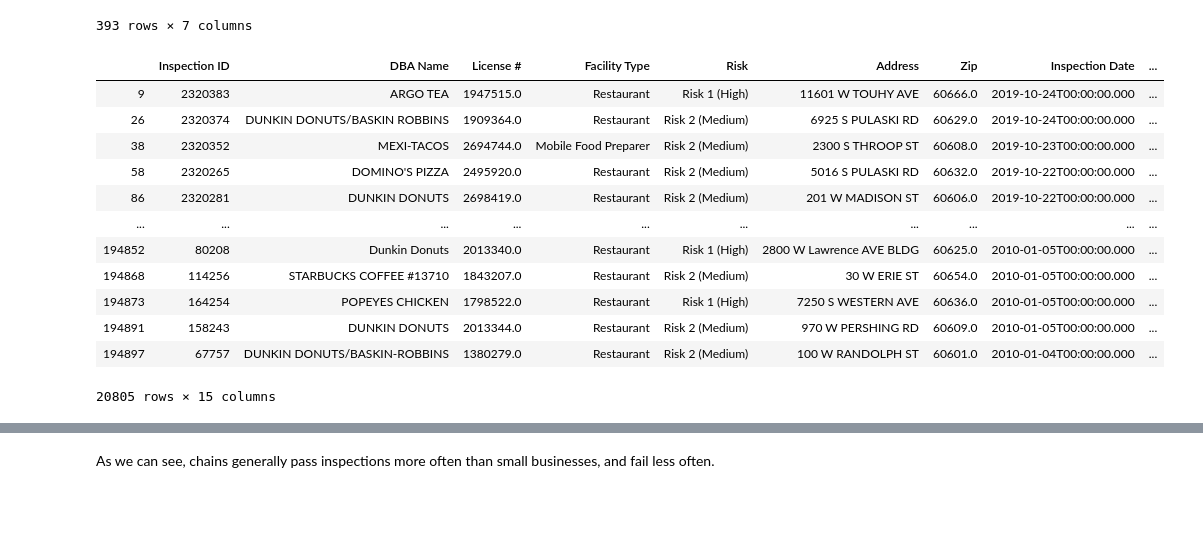
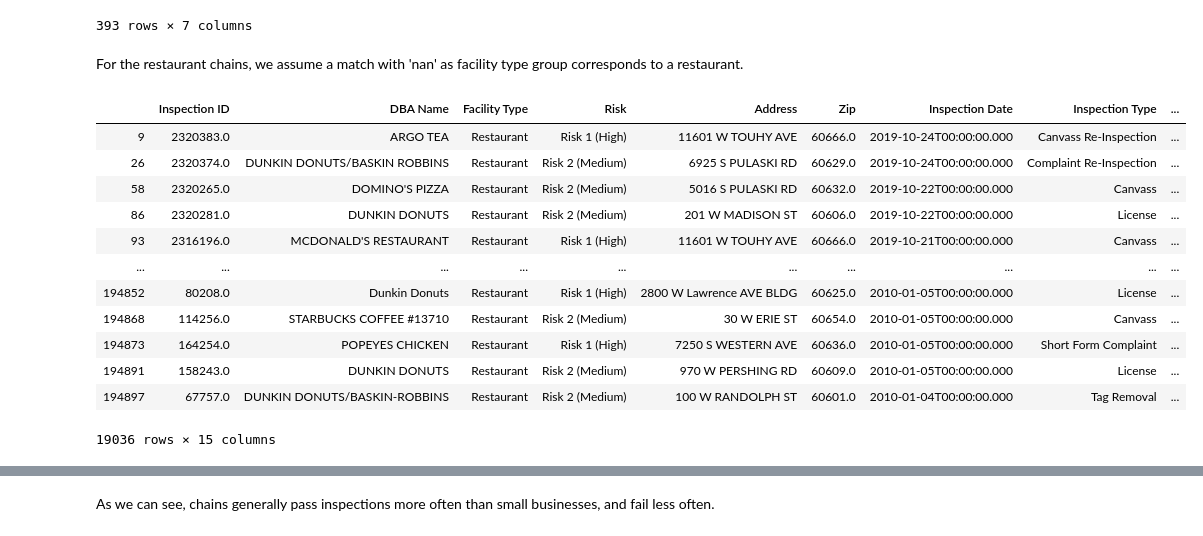
Before and after one commit to pcanas/ada-project-oejp, a Jupyter notebook: proj-notebook-osk.ipynb, the cells around one changed output, grey strips where cells are left out. Saved outputs shown, nothing was run; the diff lists cells and outputs as text; code cells hidden in the pictures; blank space fills up the shorter version.

```diff
--- a/proj-notebook-osk.ipynb
+++ b/proj-notebook-osk.ipynb
@@ -532,4 +637,4 @@ def format_string(s):
 # %%
 def group_type_from_string(types, strings):
-    group = types.apply(format_string).map(lambda x: functools.reduce(lambda acc,b: b if b in x else acc, strings, 'invalid'))
+    group = types.apply(format_string).map(lambda x: functools.reduce(lambda acc,b: b if x.startswith(b) else acc, strings, 'invalid'))
     return group
@@ -580,7 +662,7 @@ We want to keep data loss to a minimum, therefor we decide to classify bakery, b
 # %%
 restaurant_equiv = ['restaurant', 'bakery', 'banquet hall', 'candy', 'coffee', 'donut', 'golden diner', 'ice cream', 'mobile food', 'nan', 'paleteria', 'tavern']
 facility_type_group2 = group_type_from_string(facility_type_group, restaurant_equiv)
-data['Facility Type Group'] = facility_type_group2
+data.loc[:,'Facility Type Group'] = facility_type_group2
 data = data[data['Facility Type Group'] != 'invalid']
 data
 # %% [output]
@@ -605,5 +682,4 @@ See the caveats in the documentation: http://pandas.pydata.org/pandas-docs/stabl
 # %%
-data = data[data['Facility Type'] == 'Restaurant']
-data['Year'] = data['Inspection Date'].apply(lambda x: int(x[0:4]))
+data.loc[:,'Year'] = data['Inspection Date'].apply(lambda x: int(x[0:4])).copy()
 data
 # %% [output]
@@ -650,23 +718,25 @@ restaurant_chains
 393 rows × 7 columns
 # %%
 restaurant_chains_names = restaurant_chains['Name'].apply(format_string)
-data_company = data.copy()
-data_company['Company'] = group_type_from_string(data_company['DBA Name'], restaurant_chains_names)
+data_w_chain = data.copy()
+data_w_chain['Chain'] = group_type_from_string(data_w_chain['DBA Name'], restaurant_chains_names)
+# %% [markdown]
+For the restaurant chains, we assume a match with 'nan' as facility type group corresponds to a restaurant.
 # %%
-data_chains = data_company[data_company['Company'] != 'invalid']
+data_chains = data_w_chain[data_w_chain['Chain'] != 'invalid']
 data_chains
 # %% [output]
-|  | Inspection ID | DBA Name | License # | Facility Type | Risk | Address | Zip | Inspection Date | ... |
-| 9 | 2320383 | ARGO TEA | 1947515.0 | Restaurant | Risk 1 (High) | 11601 W TOUHY AVE | 60666.0 | 2019-10-24T00:00:00.000 | ... |
-| 26 | 2320374 | DUNKIN DONUTS/BASKIN ROBBINS | 1909364.0 | Restaurant | Risk 2 (Medium) | 6925 S PULASKI RD | 60629.0 | 2019-10-24T00:00:00.000 | ... |
-| 38 | 2320352 | MEXI-TACOS | 2694744.0 | Mobile Food Preparer | Risk 2 (Medium) | 2300 S THROOP ST | 60608.0 | 2019-10-23T00:00:00.000 | ... |
-| 58 | 2320265 | DOMINO'S PIZZA | 2495920.0 | Restaurant | Risk 2 (Medium) | 5016 S PULASKI RD | 60632.0 | 2019-10-22T00:00:00.000 | ... |
-| 86 | 2320281 | DUNKIN DONUTS | 2698419.0 | Restaurant | Risk 2 (Medium) | 201 W MADISON ST | 60606.0 | 2019-10-22T00:00:00.000 | ... |
+|  | Inspection ID | DBA Name | Facility Type | Risk | Address | Zip | Inspection Date | Inspection Type | ... |
+| 9 | 2320383.0 | ARGO TEA | Restaurant | Risk 1 (High) | 11601 W TOUHY AVE | 60666.0 | 2019-10-24T00:00:00.000 | Canvass Re-Inspection | ... |
+| 26 | 2320374.0 | DUNKIN DONUTS/BASKIN ROBBINS | Restaurant | Risk 2 (Medium) | 6925 S PULASKI RD | 60629.0 | 2019-10-24T00:00:00.000 | Complaint Re-Inspection | ... |
+| 58 | 2320265.0 | DOMINO'S PIZZA | Restaurant | Risk 2 (Medium) | 5016 S PULASKI RD | 60632.0 | 2019-10-22T00:00:00.000 | Canvass | ... |
+| 86 | 2320281.0 | DUNKIN DONUTS | Restaurant | Risk 2 (Medium) | 201 W MADISON ST | 60606.0 | 2019-10-22T00:00:00.000 | License | ... |
+| 93 | 2316196.0 | MCDONALD'S RESTAURANT | Restaurant | Risk 1 (High) | 11601 W TOUHY AVE | 60666.0 | 2019-10-21T00:00:00.000 | Canvass | ... |
 | ... | ... | ... | ... | ... | ... | ... | ... | ... | ... |
-| 194852 | 80208 | Dunkin Donuts | 2013340.0 | Restaurant | Risk 1 (High) | 2800 W Lawrence AVE BLDG | 60625.0 | 2010-01-05T00:00:00.000 | ... |
-| 194868 | 114256 | STARBUCKS COFFEE #13710 | 1843207.0 | Restaurant | Risk 2 (Medium) | 30 W ERIE ST | 60654.0 | 2010-01-05T00:00:00.000 | ... |
-| 194873 | 164254 | POPEYES CHICKEN | 1798522.0 | Restaurant | Risk 1 (High) | 7250 S WESTERN AVE | 60636.0 | 2010-01-05T00:00:00.000 | ... |
-| 194891 | 158243 | DUNKIN DONUTS | 2013344.0 | Restaurant | Risk 2 (Medium) | 970 W PERSHING RD | 60609.0 | 2010-01-05T00:00:00.000 | ... |
-| 194897 | 67757 | DUNKIN DONUTS/BASKIN-ROBBINS | 1380279.0 | Restaurant | Risk 2 (Medium) | 100 W RANDOLPH ST | 60601.0 | 2010-01-04T00:00:00.000 | ... |
+| 194852 | 80208.0 | Dunkin Donuts | Restaurant | Risk 1 (High) | 2800 W Lawrence AVE BLDG | 60625.0 | 2010-01-05T00:00:00.000 | License | ... |
+| 194868 | 114256.0 | STARBUCKS COFFEE #13710 | Restaurant | Risk 2 (Medium) | 30 W ERIE ST | 60654.0 | 2010-01-05T00:00:00.000 | Canvass | ... |
+| 194873 | 164254.0 | POPEYES CHICKEN | Restaurant | Risk 1 (High) | 7250 S WESTERN AVE | 60636.0 | 2010-01-05T00:00:00.000 | Short Form Complaint | ... |
+| 194891 | 158243.0 | DUNKIN DONUTS | Restaurant | Risk 2 (Medium) | 970 W PERSHING RD | 60609.0 | 2010-01-05T00:00:00.000 | License | ... |
+| 194897 | 67757.0 | DUNKIN DONUTS/BASKIN-ROBBINS | Restaurant | Risk 2 (Medium) | 100 W RANDOLPH ST | 60601.0 | 2010-01-04T00:00:00.000 | Tag Removal | ... |
-20805 rows × 15 columns
+19036 rows × 15 columns
 # %%
```
Also changed, not shown: parts of 91 cells of this notebook.
